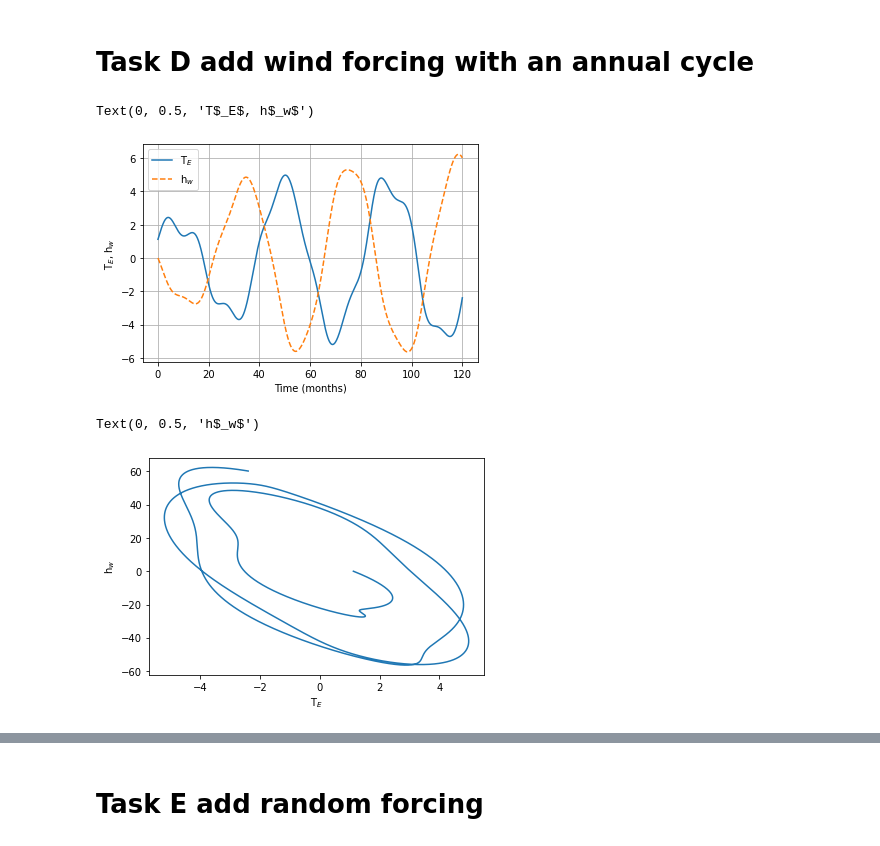
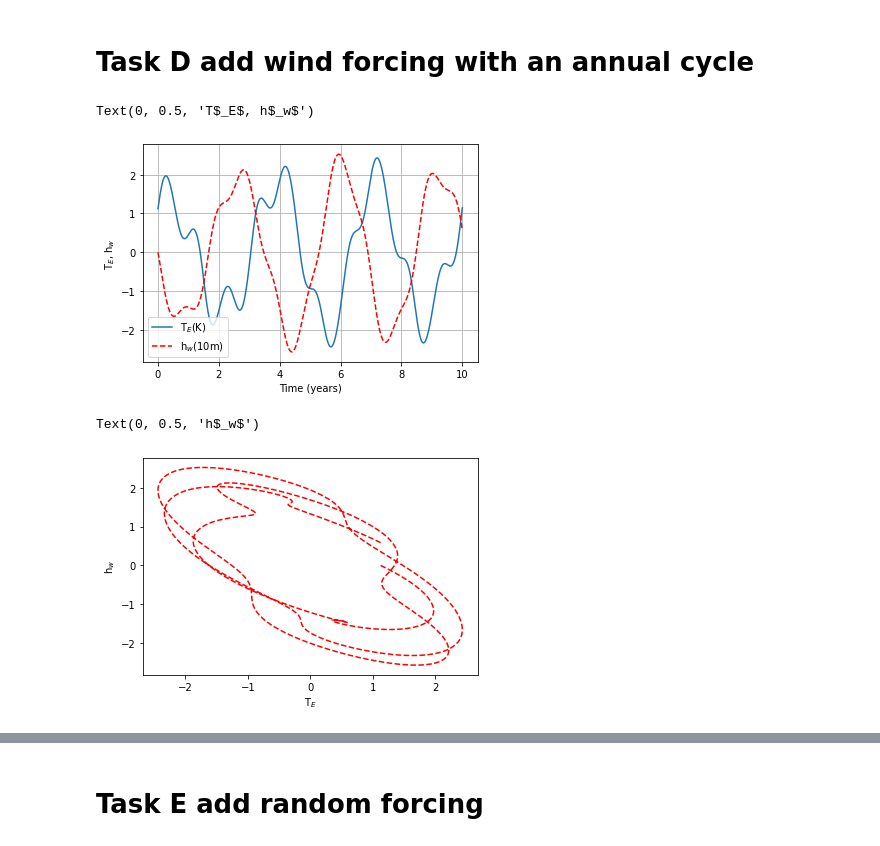
Before and after one commit to oceanography-rookie/SOAC_github, a Jupyter notebook: ENSO.ipynb, the cells around one changed output, grey strips where cells are left out. Drawn from its saved outputs; the diff is of its cells as text; code cells hidden in the pictures.

```diff
--- a/ENSO.ipynb
+++ b/ENSO.ipynb
@@ -89,12 +82,0 @@ Text(0, 0.5, 'h$_w$')
-# %%
-times = np.zeros_like(freqs)
-
-for i in range(len(freqs)):
-    if freqs[i] < 1e-9:
-        times[i] = 0
-    else:
-        times[i] = 1/freqs[i]
-# %%
-for i in range(len(freqs)):
-    if freqs[i] < 1e-9:
-        print(i)
@@ -282,19 +389,19 @@ for i in range(0, n ):
     h_arr.append(h)
     T,h = rungeKutta(T,h)
 # %%
-plt.plot(xlim*2, np.array(T_arr)*7.5, label="T$_E$")
-plt.plot(xlim*2, np.array(h_arr)*15,'--',label="h$_w$")
+plt.plot(xlim*2/12, np.array(T_arr)*7.5, label="T$_E$(K)")
+plt.plot(xlim*2/12, np.array(h_arr)*15,'--',color="red",label="h$_w$(10m)")
 plt.legend()
 plt.grid()
-plt.xlabel("Time (months)")
+plt.xlabel("Time (years)")
 plt.ylabel("T$_E$, h$_w$")
 # %% [output]
 Text(0, 0.5, 'T$_E$, h$_w$')
-[figure, old version]
+[figure, new version]
 # %%
-plt.plot(np.array(T_arr)*7.5,np.array(h_arr)*150)
+plt.plot(np.array(T_arr)*7.5,np.array(h_arr)*15,'--',color="red")
 plt.xlabel("T$_E$")
 plt.ylabel("h$_w$")
 # %% [output]
 Text(0, 0.5, 'h$_w$')
-[figure, old version]
+[figure, new version]
```
Also changed, not shown: parts of 45 cells of this notebook.
